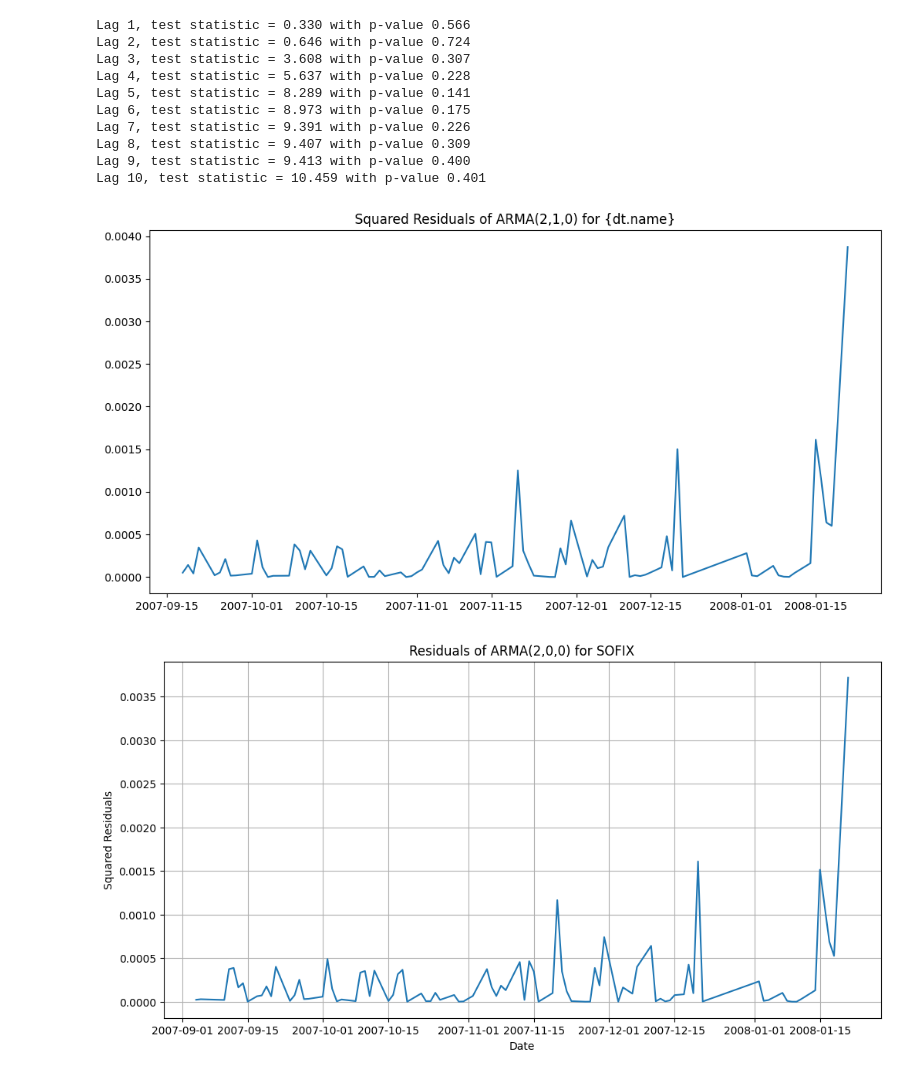
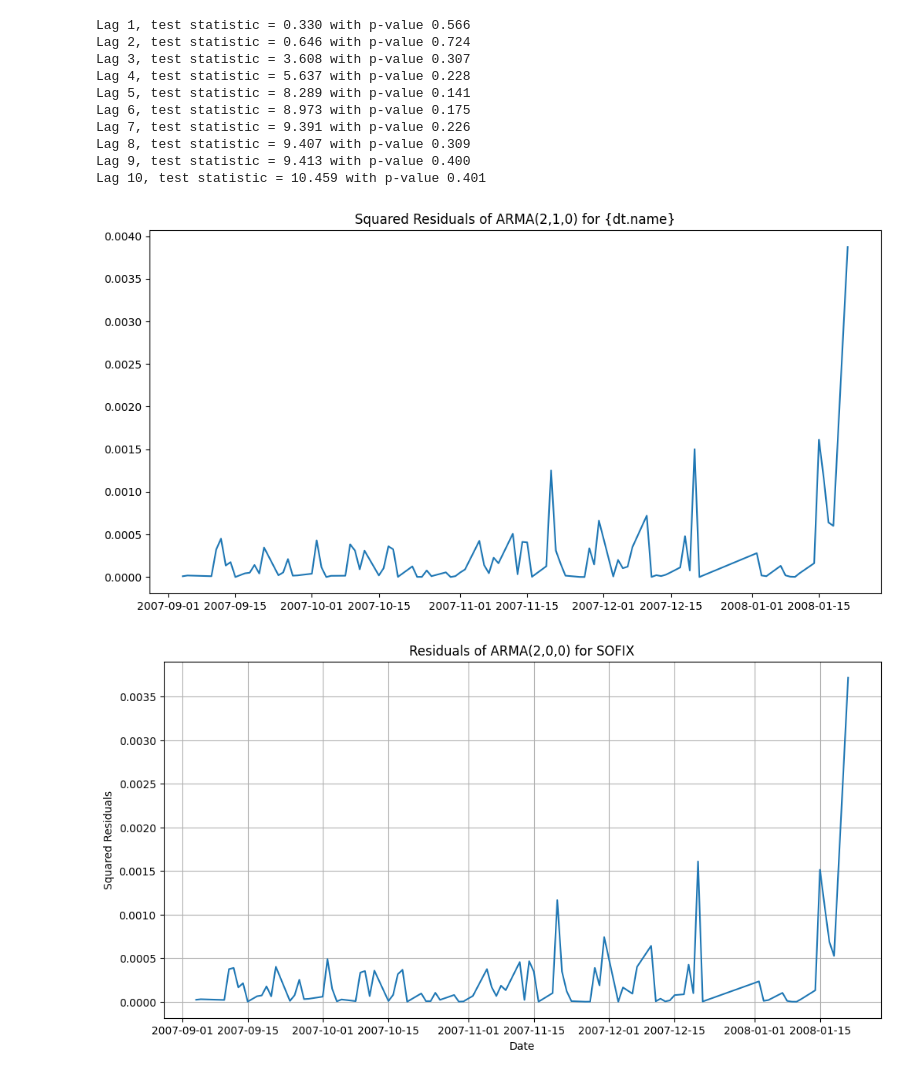
Before and after one commit to febse/ts2025-presentations-2-dani-ladi, a Jupyter notebook: assignment.ipynb, the cells around one changed output. Saved outputs shown, nothing was run; the diff lists cells and outputs as text; code cells hidden in the pictures.

```diff
--- a/assignment.ipynb
+++ b/assignment.ipynb
@@ -366,13 +366,13 @@ Lag 8, test statistic = 9.407 with p-value 0.309
 Lag 9, test statistic = 9.413 with p-value 0.400
 Lag 10, test statistic = 10.459 with p-value 0.401
 # %%
-cleaned_residuals = residuals[10:]
+cleaned_residuals = residuals[1:]
 plt.figure(figsize=(12, 6))
 plt.plot(cleaned_residuals.index, cleaned_residuals**2)
 plt.title('Squared Residuals of ARMA(2,1,0) for {dt.name}')
 plt.show()
 # %% [output]
-[figure, old version]
+[figure, new version]
 # %%
 plt.figure(figsize=(12, 6))
 plt.plot(residuals_ARMA.index, residuals_ARMA**2)
```
Also changed, not shown: parts of 11 cells of this notebook.
